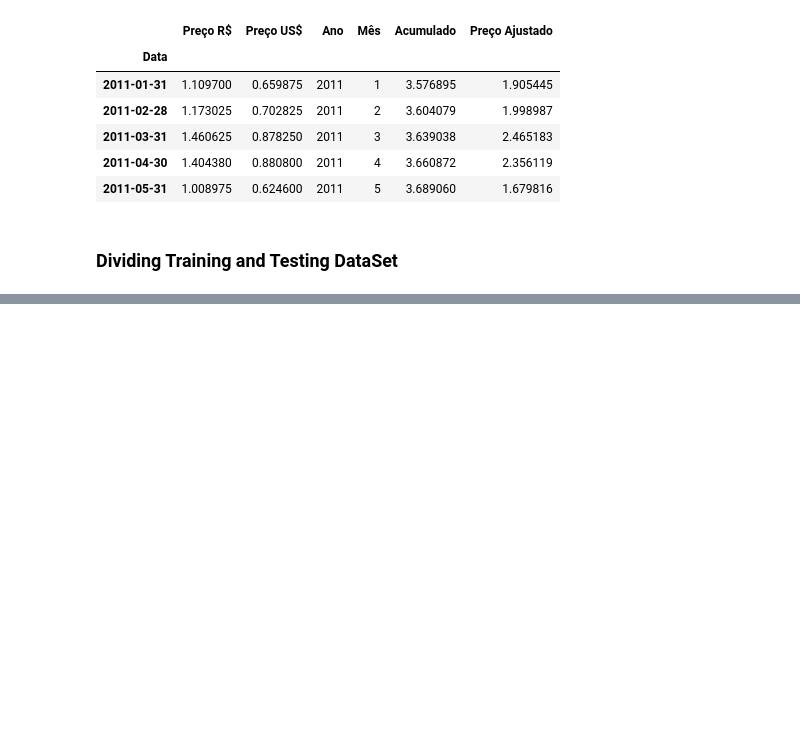
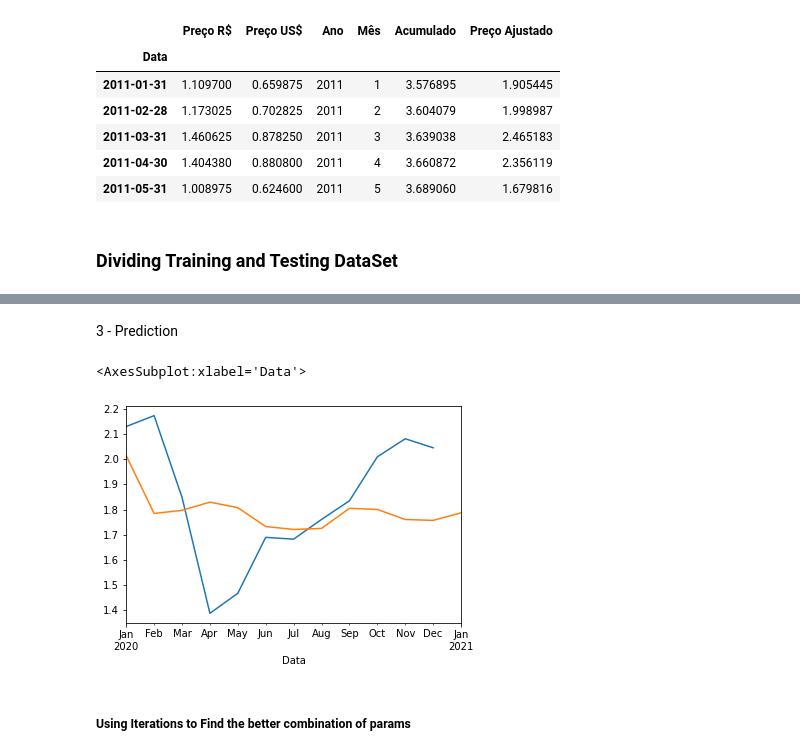
Before and after one commit to ArthurRoseira/Etanol_priceAnalysis, a Jupyter notebook: holtwinters_ExponentialSmoothing.ipynb, the cells around one changed output, grey strips where cells are left out. Drawn from its saved outputs; the diff is of its cells as text; code cells hidden in the pictures; blank space fills up the shorter version.

```diff
--- a/holtwinters_ExponentialSmoothing.ipynb
+++ b/holtwinters_ExponentialSmoothing.ipynb
@@ -94,0 +189,13 @@ model.forecast(teste.shape[0]).plot()
+# %% [markdown]
+3 - Prediction
+# %%
+#model_1.plot_predict(start=treino.shape[0],end=(treino.shape[0]+teste.shape[0]))
+
+#forecast = np.array(model_1.predict(start=treino.shape[0],end=(treino.shape[0]+teste.shape[0])))
+teste['Preço Ajustado'].plot()
+model_1.predict(start=treino.shape[0],end=(treino.shape[0]+teste.shape[0]),dynamic= True).plot()
+# %% [output]
+<AxesSubplot:xlabel='Data'>
+[figure, added]
+# %% [markdown]
+##### Using Iterations to Find the better combination of params
```
Also changed, not shown: parts of 22 cells of this notebook.
